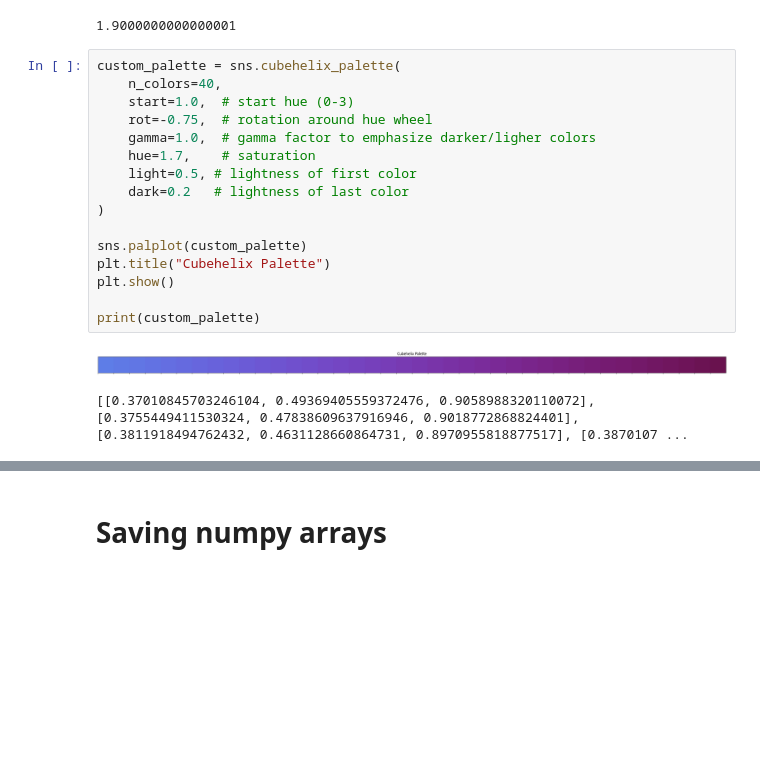
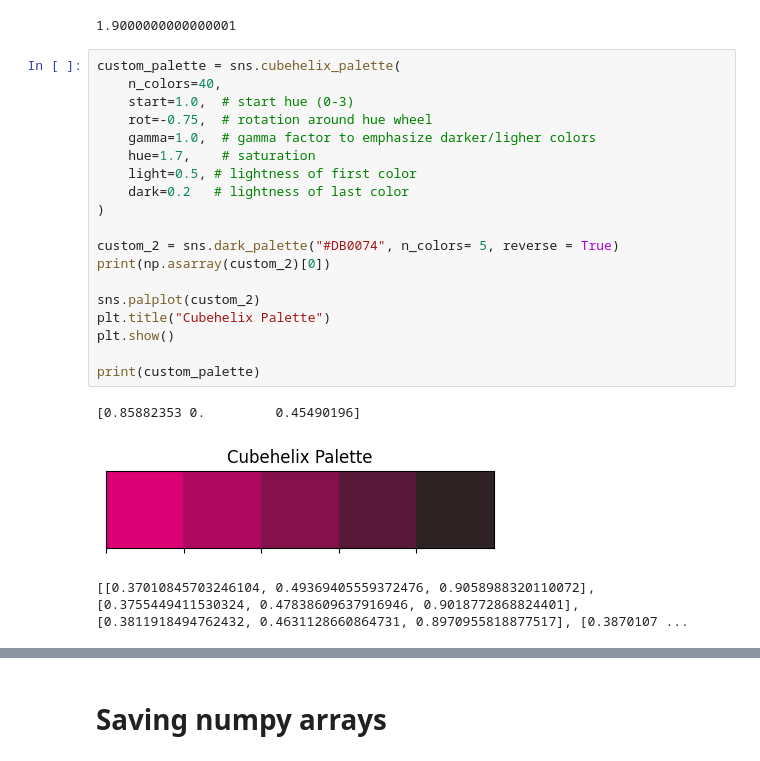
Before and after one commit to JoaoDell/MRI-study, a Jupyter notebook: examples/MPM/dummy.ipynb, the cells around one changed output, grey strips where cells are left out. Cells and saved outputs as stored; diff of their text form; blank space fills up the shorter version.

Commit message:
update : update on plotting

```diff
--- a/examples/MPM/dummy.ipynb
+++ b/examples/MPM/dummy.ipynb
@@ -102,19 +102,23 @@ print(color_to_start("#4169E1"))
 # %%
 custom_palette = sns.cubehelix_palette(
     n_colors=40,
     start=1.0,  # start hue (0-3)
     rot=-0.75,  # rotation around hue wheel
     gamma=1.0,  # gamma factor to emphasize darker/ligher colors
     hue=1.7,    # saturation
     light=0.5, # lightness of first color
     dark=0.2   # lightness of last color
 )
 
-sns.palplot(custom_palette)
+custom_2 = sns.dark_palette("#DB0074", n_colors= 5, reverse = True)
+print(np.asarray(custom_2)[0])
+
+sns.palplot(custom_2)
 plt.title("Cubehelix Palette")
 plt.show()
 
 print(custom_palette)
 # %% [output]
+[0.85882353 0.         0.45490196]
-[figure, old version]
+[figure, new version]
-[[0.37010845703246104, 0.49369405559372476, 0.9058988320110072], [0.3755449411530324, 0.47838609637916946, 0.9018772868824401], [0.3811918494762432, 0.4631128660864731, 0.8970955818877517], [0.3870107 ...
+[[0.37010845703246104, 0.49369405559372476, 0.9058988320110072], [0.3755449411530324, 0.47838609637916946, 0.9018772868824401], [0.3811918494762432, 0.4631128660864731, 0.8970955818877517], [0.3870107 ...
```
Also changed, not shown: parts of 2 cells of this notebook, 41 other files.
